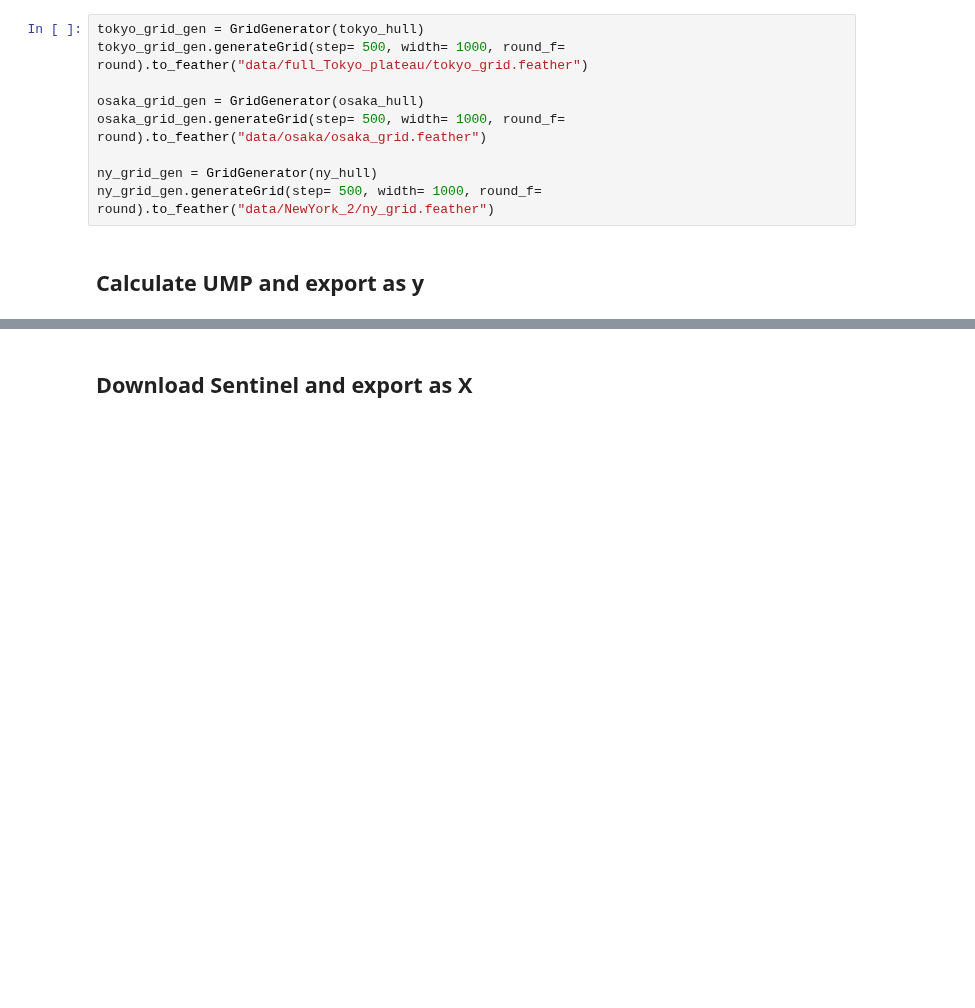
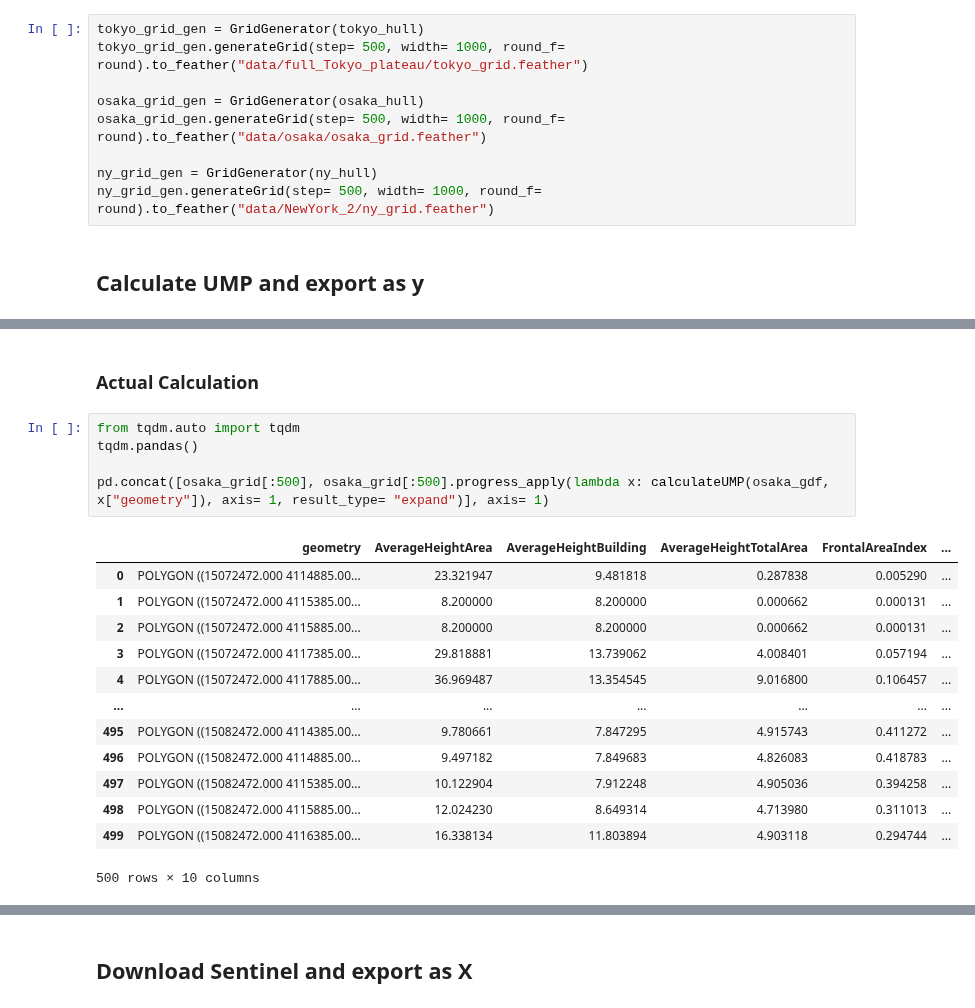
Before and after one commit to LQCHAN022/UMP-estimation, a Jupyter notebook: data_pipeline.ipynb, the cells around one changed output, grey strips where cells are left out. Cells and saved outputs as stored; diff of their text form; blank space fills up the shorter version.

Commit message:
Implement UMP calculation using dask
Standard deviation still WIP

```diff
--- a/data_pipeline.ipynb
+++ b/data_pipeline.ipynb
@@ -819,0 +828,21 @@ gpd.clip(osaka_gdf, osaka_grid["geometry"][0])["geometry"].iloc[1]
+# %% [markdown]
+### Actual Calculation
+# %%
+from tqdm.auto import tqdm
+tqdm.pandas()
+
+pd.concat([osaka_grid[:500], osaka_grid[:500].progress_apply(lambda x: calculateUMP(osaka_gdf, x["geometry"]), axis= 1, result_type= "expand")], axis= 1)
+# %% [output]
+|  | geometry | AverageHeightArea | AverageHeightBuilding | AverageHeightTotalArea | FrontalAreaIndex | ... |
+| 0 | POLYGON ((15072472.000 4114885.00... | 23.321947 | 9.481818 | 0.287838 | 0.005290 | ... |
+| 1 | POLYGON ((15072472.000 4115385.00... | 8.200000 | 8.200000 | 0.000662 | 0.000131 | ... |
+| 2 | POLYGON ((15072472.000 4115885.00... | 8.200000 | 8.200000 | 0.000662 | 0.000131 | ... |
+| 3 | POLYGON ((15072472.000 4117385.00... | 29.818881 | 13.739062 | 4.008401 | 0.057194 | ... |
+| 4 | POLYGON ((15072472.000 4117885.00... | 36.969487 | 13.354545 | 9.016800 | 0.106457 | ... |
+| ... | ... | ... | ... | ... | ... | ... |
+| 495 | POLYGON ((15082472.000 4114385.00... | 9.780661 | 7.847295 | 4.915743 | 0.411272 | ... |
+| 496 | POLYGON ((15082472.000 4114885.00... | 9.497182 | 7.849683 | 4.826083 | 0.418783 | ... |
+| 497 | POLYGON ((15082472.000 4115385.00... | 10.122904 | 7.912248 | 4.905036 | 0.394258 | ... |
+| 498 | POLYGON ((15082472.000 4115885.00... | 12.024230 | 8.649314 | 4.713980 | 0.311013 | ... |
+| 499 | POLYGON ((15082472.000 4116385.00... | 16.338134 | 11.803894 | 4.903118 | 0.294744 | ... |
+500 rows × 10 columns
```
Also changed, not shown: parts of 18 cells of this notebook.
